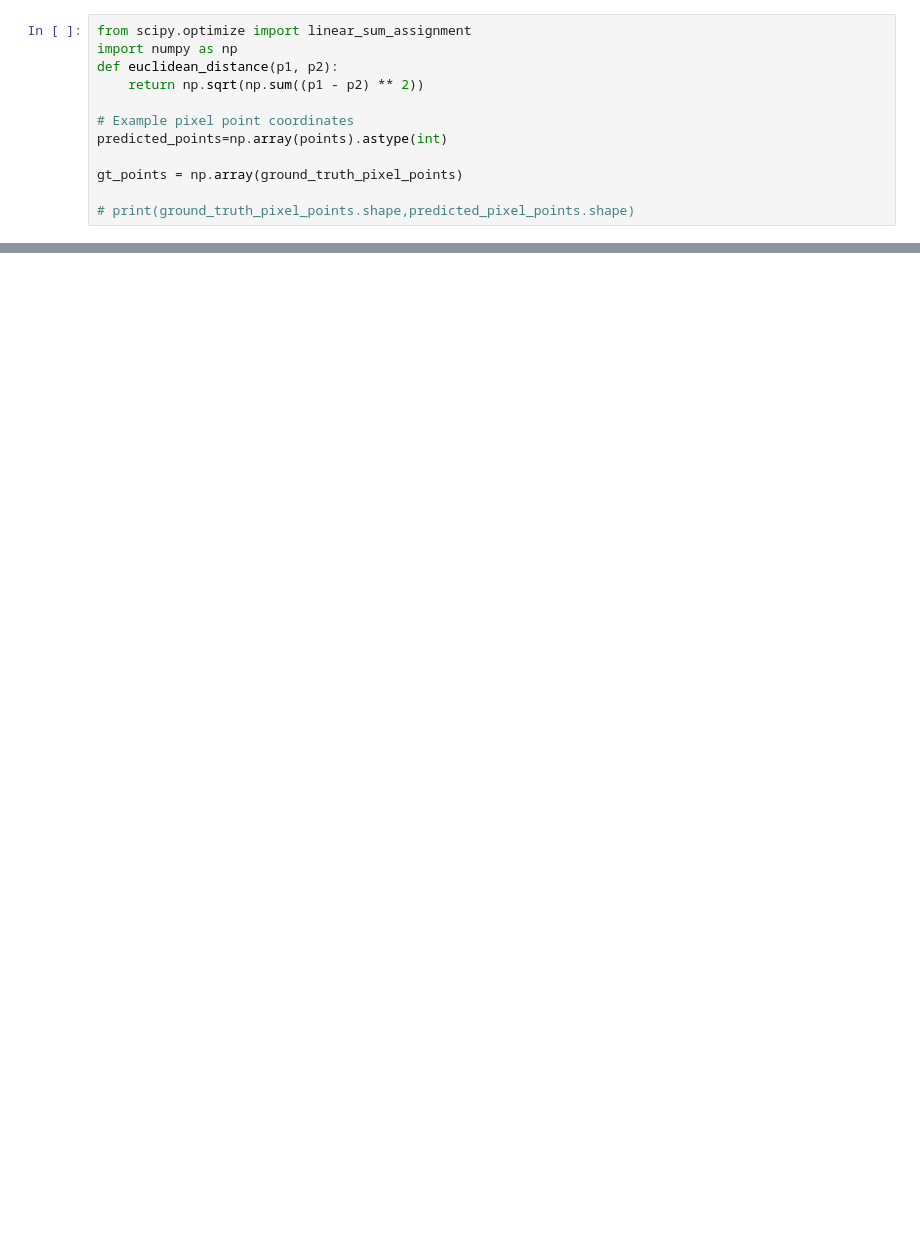
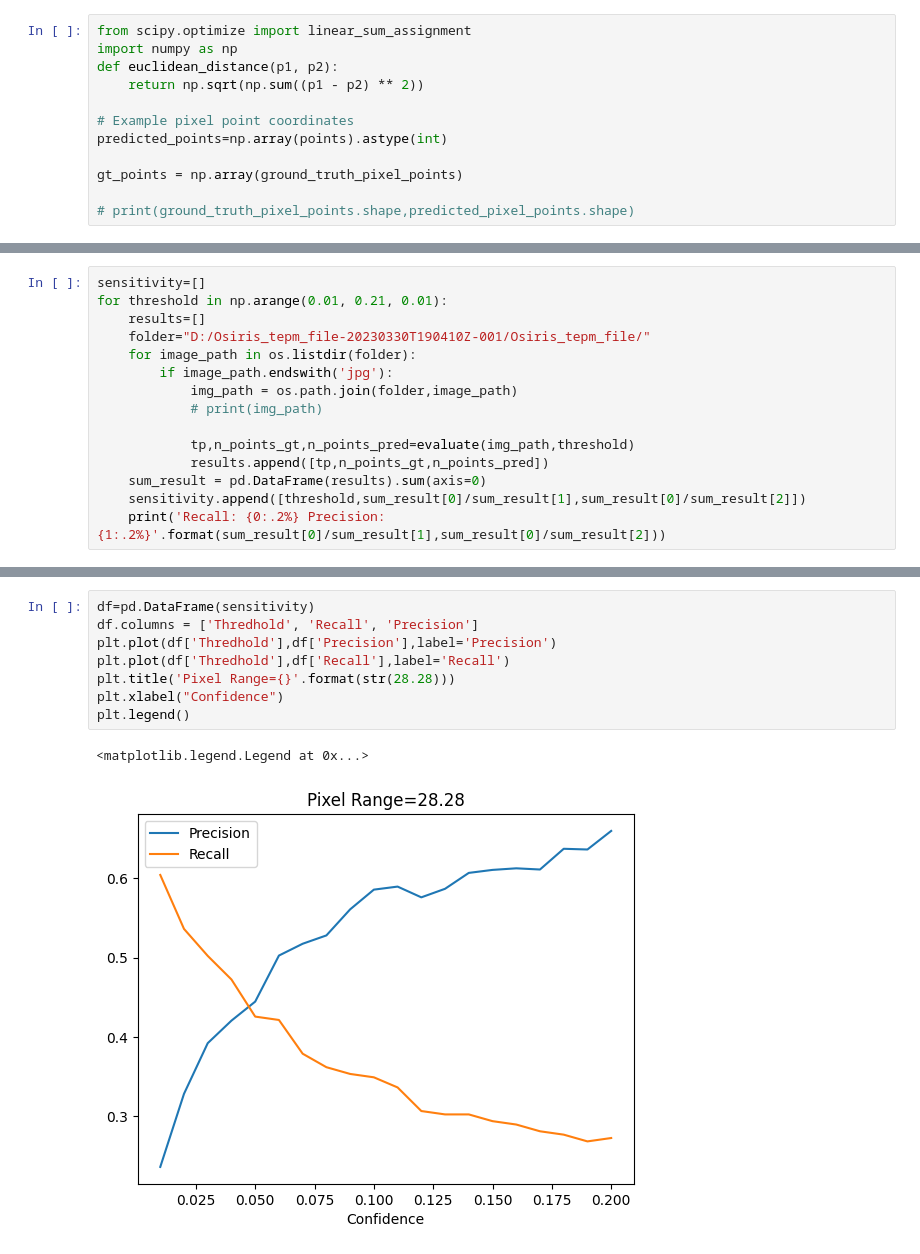
Before and after one commit to TAMIDSpiyalong/C.difficile_Spore_Detection, a Jupyter notebook: 20230330_P2PNet_Evaluation.ipynb, the cells around one changed output, grey strips where cells are left out. Cells and saved outputs as stored; diff of their text form; blank space fills up the shorter version.

```diff
--- a/20230330_P2PNet_Evaluation.ipynb
+++ b/20230330_P2PNet_Evaluation.ipynb
@@ -244,0 +342,15 @@ Text(0.5, 1.0, 'Recall: 85.71% Precision: 85.71%')
+# %%
+sensitivity=[]
+for threshold in np.arange(0.01, 0.21, 0.01):
+    results=[]
+    folder="D:/Osiris_tepm_file-20230330T190410Z-001/Osiris_tepm_file/"
+    for image_path in os.listdir(folder):
+        if image_path.endswith('jpg'):
+            img_path = os.path.join(folder,image_path)
+            # print(img_path)
+
+            tp,n_points_gt,n_points_pred=evaluate(img_path,threshold)
+            results.append([tp,n_points_gt,n_points_pred])
+    sum_result = pd.DataFrame(results).sum(axis=0)
+    sensitivity.append([threshold,sum_result[0]/sum_result[1],sum_result[0]/sum_result[2]])
+    print('Recall: {0:.2%} Precision: {1:.2%}'.format(sum_result[0]/sum_result[1],sum_result[0]/sum_result[2]))
@@ -244,0 +378,11 @@ Text(0.5, 1.0, 'Recall: 85.71% Precision: 85.71%')
+# %%
+df=pd.DataFrame(sensitivity)
+df.columns = ['Thredhold', 'Recall', 'Precision']
+plt.plot(df['Thredhold'],df['Precision'],label='Precision')
+plt.plot(df['Thredhold'],df['Recall'],label='Recall')
+plt.title('Pixel Range={}'.format(str(28.28)))
+plt.xlabel("Confidence")
+plt.legend()
+# %% [output]
+<matplotlib.legend.Legend at 0x...>
+[figure, added]
```
Also changed, not shown: parts of 11 cells of this notebook.
